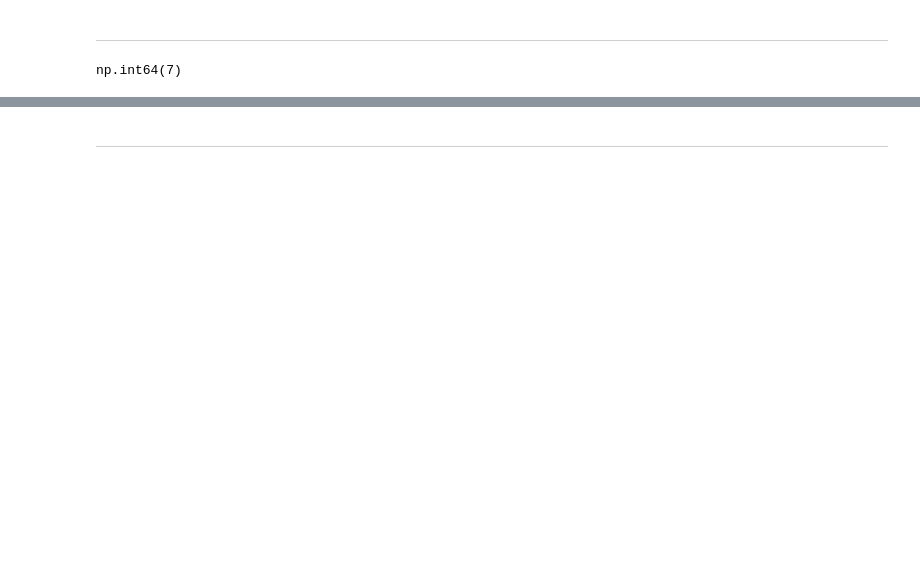
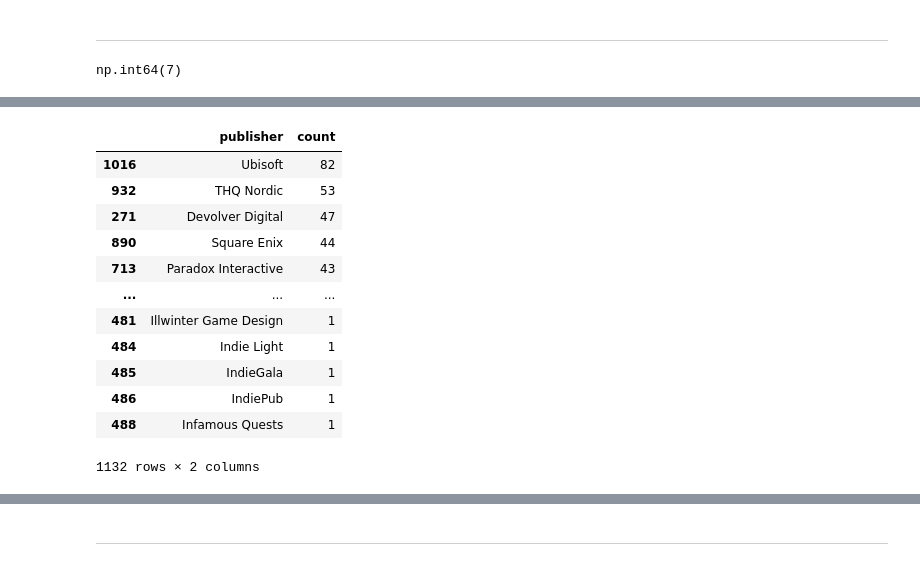
Before and after one commit to dbabichenko/python_for_data_and_analytics, a Jupyter notebook: Data cleaning/DataMungingPartI.ipynb, the cells around one changed output, grey strips where cells are left out. Saved outputs shown, nothing was run; the diff lists cells and outputs as text; code cells hidden in the pictures; blank space fills up the shorter version.

```diff
--- a/Data cleaning/DataMungingPartI.ipynb
+++ b/Data cleaning/DataMungingPartI.ipynb
@@ -297 +358,24 @@ df_score.groupby(["publisher"]).agg({"publisher": "count"})
+# %%
+# This doesn't look that nice, both columns are named publisher. It will be a nightmare to
+# use this dataframe to do any further analysis.
+
+# let's make it prettier:
+df_publisher = df_score.groupby(["publisher"]).agg(
+    count=pd.NamedAgg(column="publisher", aggfunc="count")
+).reset_index()
+df_publisher.sort_values('count', ascending=False)
+# %% [output]
+|  | publisher | count |
+| 1016 | Ubisoft | 82 |
+| 932 | THQ Nordic | 53 |
+| 271 | Devolver Digital | 47 |
+| 890 | Square Enix | 44 |
+| 713 | Paradox Interactive | 43 |
+| ... | ... | ... |
+| 481 | Illwinter Game Design | 1 |
+| 484 | Indie Light | 1 |
+| 485 | IndieGala | 1 |
+| 486 | IndiePub | 1 |
+| 488 | Infamous Quests | 1 |
+1132 rows × 2 columns
 # %%
```
Also changed, not shown: parts of 20 cells of this notebook.
